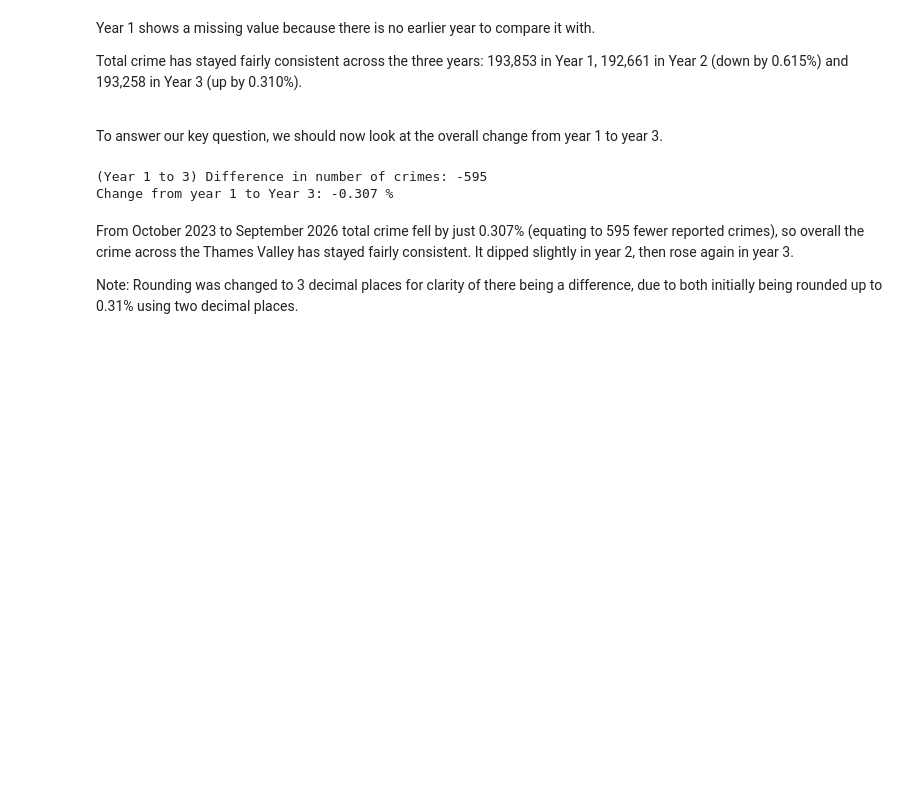
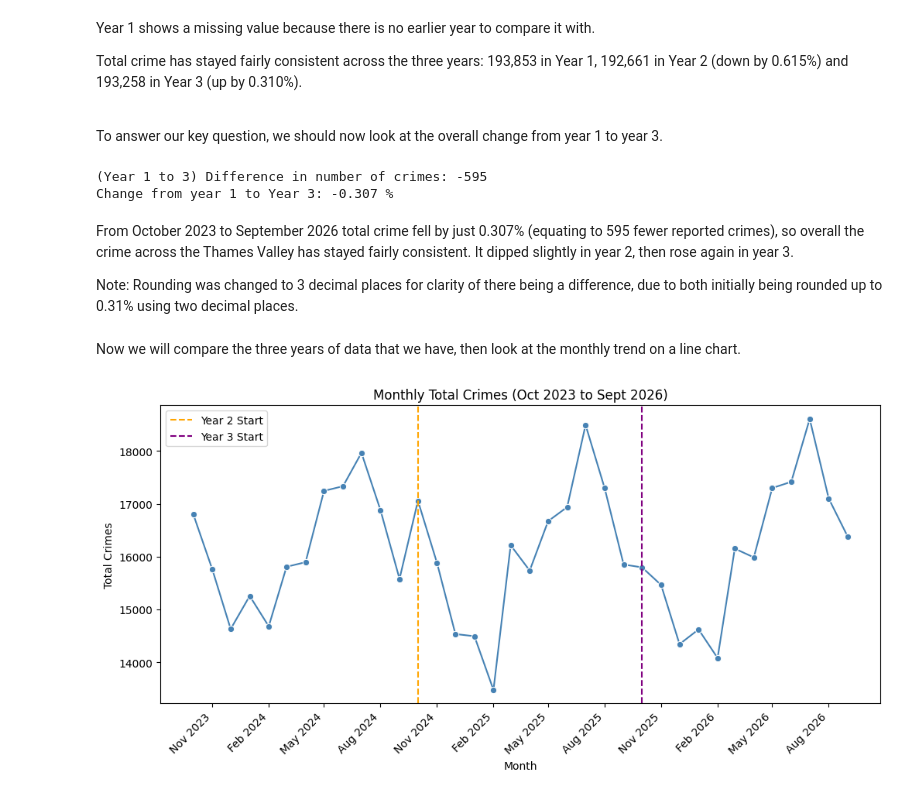
Before and after one commit to danb160/thames-valley-crime-insights, a Jupyter notebook: jupyter_notebooks/02_EDA.ipynb, the cells around one changed output. Saved outputs shown, nothing was run; the diff lists cells and outputs as text; code cells hidden in the pictures; blank space fills up the shorter version.

Commit message:
Add question 3 line chart, findings and conclusion

```diff
--- a/jupyter_notebooks/02_EDA.ipynb
+++ b/jupyter_notebooks/02_EDA.ipynb
@@ -732,3 +733,24 @@ Change from year 1 to Year 3: -0.307 %
 From October 2023 to September 2026 total crime fell by just 0.307% (equating to 595 fewer reported crimes), so overall the crime across the Thames Valley has stayed fairly consistent. It dipped slightly in year 2, then rose again in year 3.
 
 Note: Rounding was changed to 3 decimal places for clarity of there being a difference, due to both initially being rounded up to 0.31% using two decimal places.
+# %% [markdown]
+Now we will compare the three years of data that we have, then look at the monthly trend on a line chart.
+# %%
+# Total crimes per month
+monthly = summary.groupby("Month")["Count"].sum().reset_index()
+
+# Line chart with lines for years
+plt.figure(figsize=(12,5))
+sns.lineplot(data=monthly, x="Month", y="Count", marker="o", color="steelblue")
+plt.axvline(pd.Timestamp("2024-10-01"), color="orange", linestyle="--", label="Year 2 Start")
+plt.axvline(pd.Timestamp("2025-10-01"), color="purple", linestyle="--", label="Year 3 Start")
+plt.legend()
+plt.xlabel("Month")
+plt.ylabel("Total Crimes")
+plt.title("Monthly Total Crimes (Oct 2023 to Sept 2026)")
+plt.gca().xaxis.set_major_locator(mdates.MonthLocator(interval=3))
+plt.gca().xaxis.set_major_formatter(mdates.DateFormatter("%b %Y"))
+plt.xticks(rotation=45, ha='right')
+plt.show()
+# %% [output]
+[figure, added]
```
Also changed, not shown: parts of 3 cells of this notebook.
